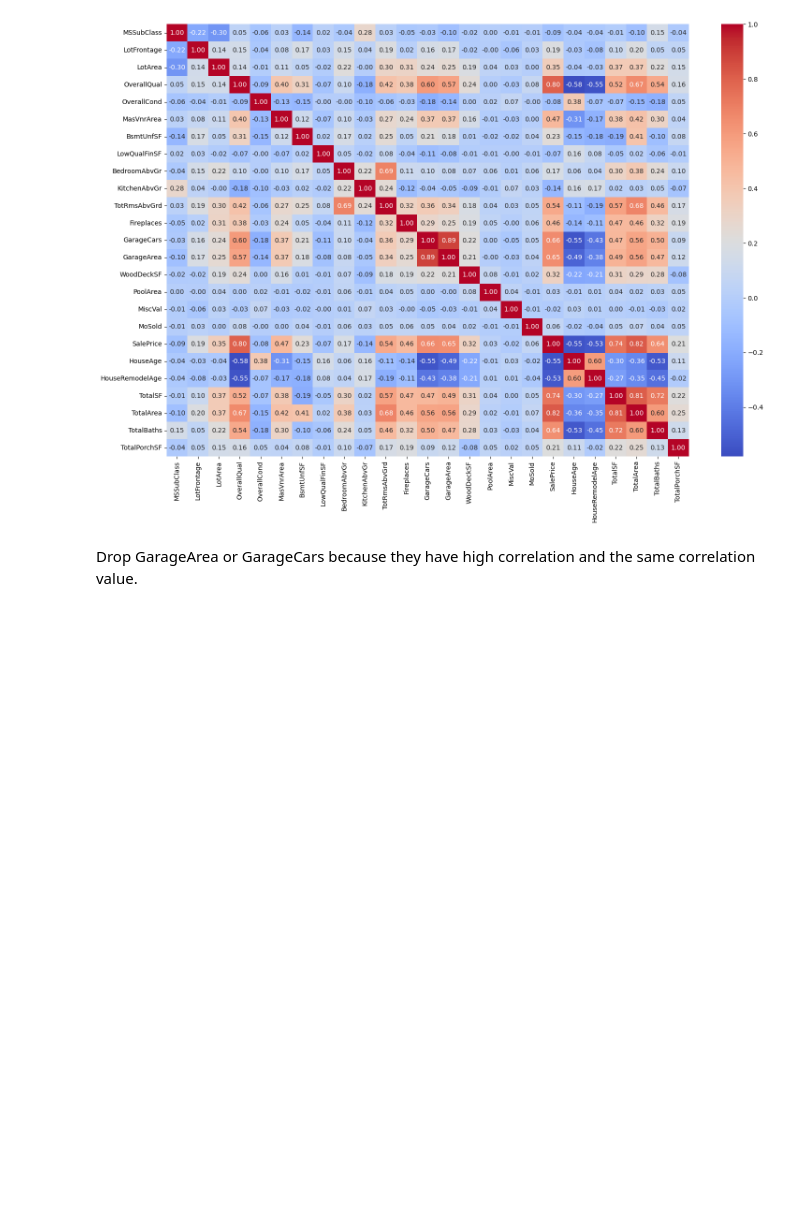
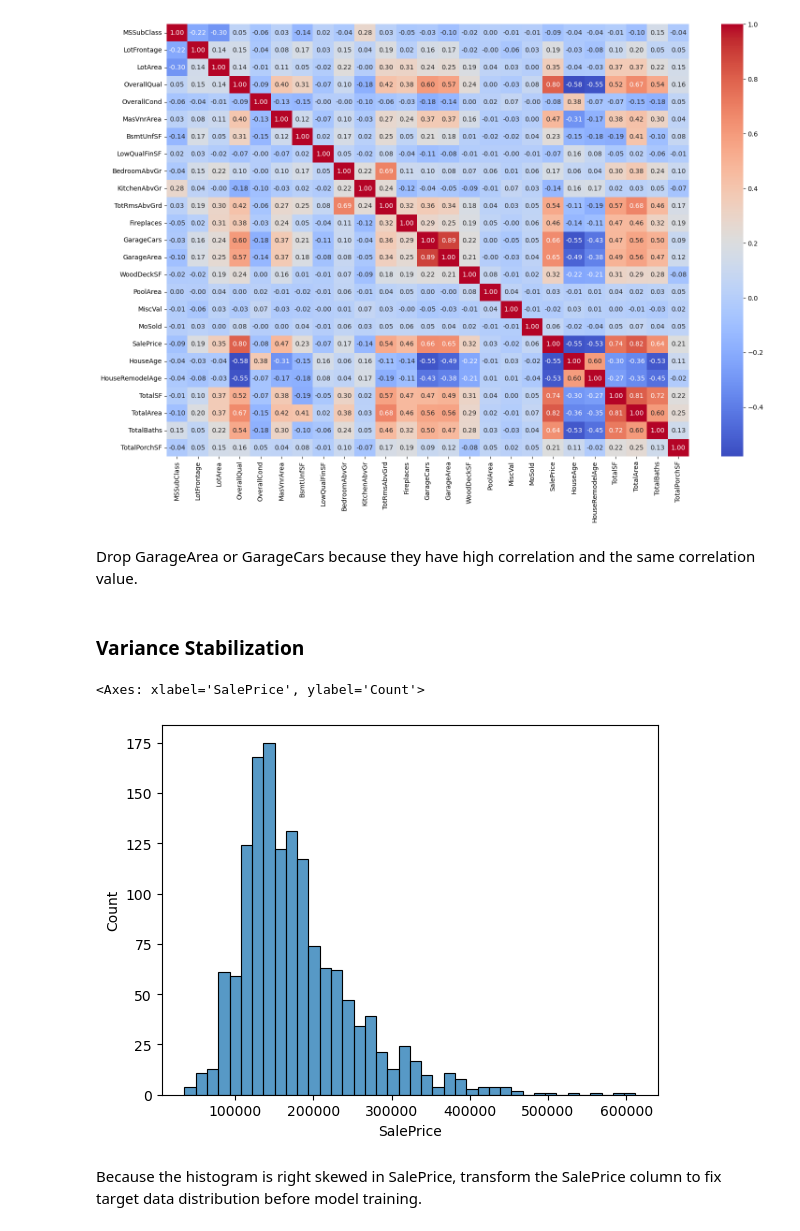
Before and after one commit to AkmalFazli27/house-prices-prediction, a Jupyter notebook: notebooks/feature_engineering.ipynb, the cells around one changed output. Drawn from its saved outputs; the diff is of its cells as text; code cells hidden in the pictures; blank space fills up the shorter version.

Commit message:
feat(feature engineering): SalePrice stabilization
Added new step to handle SalePrice stabilization using log(1+x) method.

```diff
--- a/notebooks/feature_engineering.ipynb
+++ b/notebooks/feature_engineering.ipynb
@@ -58,3 +58,15 @@ Drop GarageArea or GarageCars because they have high correlation and the same co
 # Drop 'GarageArea' because it has less correlation than 'GarageCars' to 'SalePrice'
 train_df = train_df.drop(columns=['GarageArea'])
 test_df = test_df.drop(columns=['GarageArea'])
+# %% [markdown]
+### Variance Stabilization
+# %%
+sns.histplot(
+    train_df,
+    x=train_df['SalePrice']
+)
+# %% [output]
+<Axes: xlabel='SalePrice', ylabel='Count'>
+[figure, added]
+# %% [markdown]
+Because the histogram is right skewed in SalePrice, transform the SalePrice column to fix target data distribution before model training.
```
Also changed, not shown: parts of 3 cells of this notebook.
